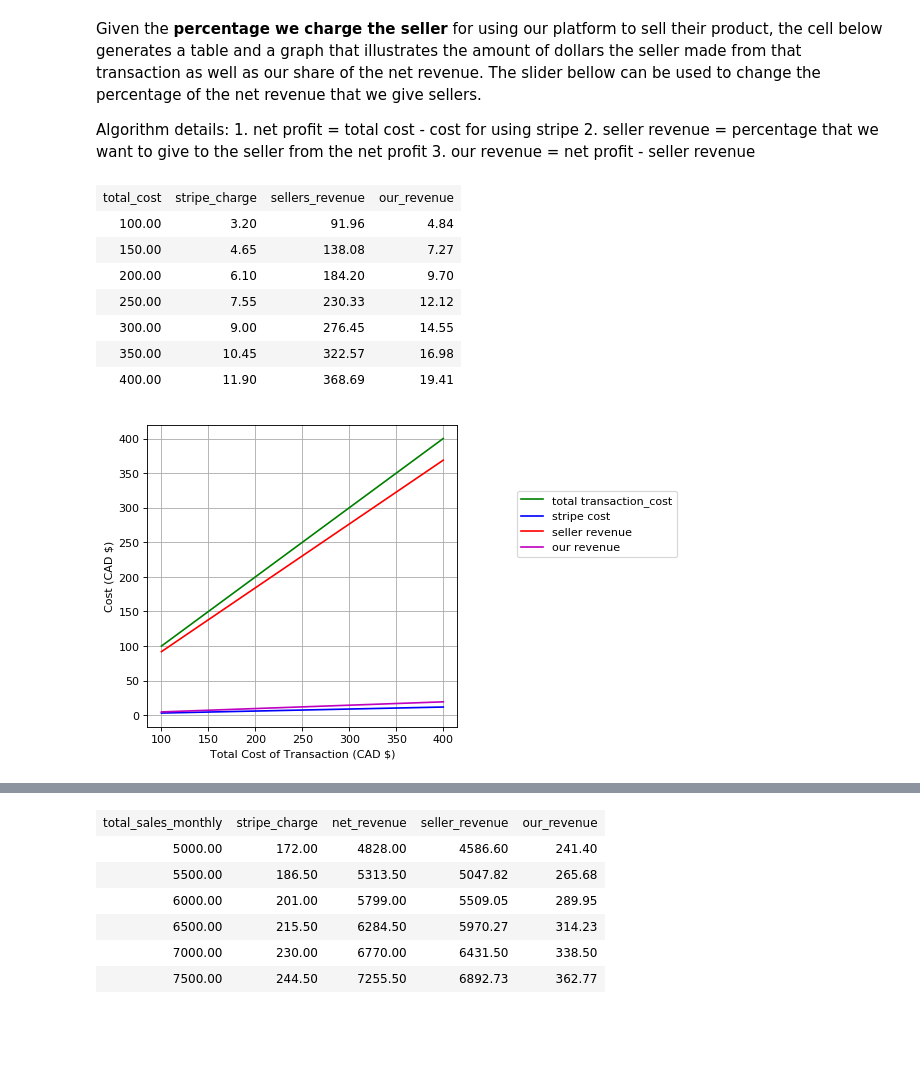
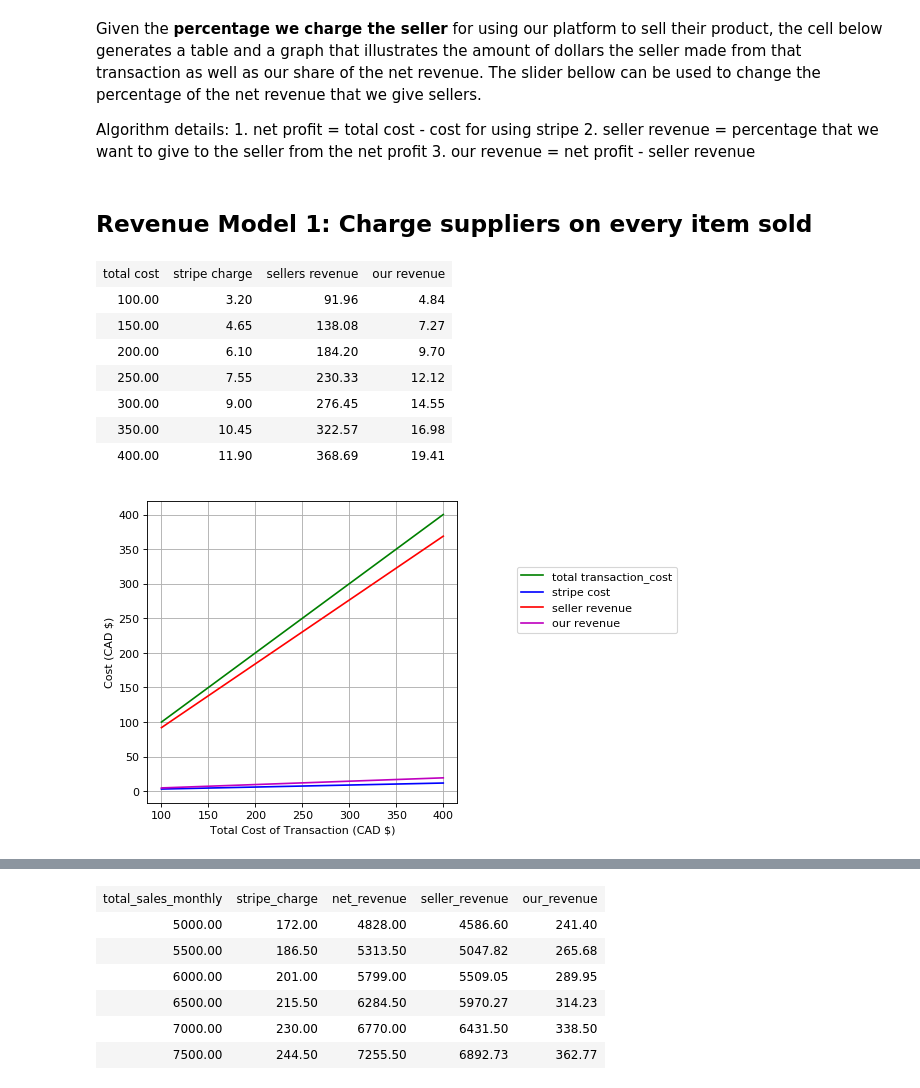
Before and after one commit to PraveenHarris/ALilVis4StripePricing, a Jupyter notebook: Pricing.ipynb, the cells around one changed output, grey strips where cells are left out. Drawn from its saved outputs; the diff is of its cells as text; code cells hidden in the pictures; blank space fills up the shorter version.

```diff
--- a/Pricing.ipynb
+++ b/Pricing.ipynb
@@ -32,6 +32,8 @@ Algorithm details:
     1. net profit = total cost - cost for using stripe
     2. seller revenue = percentage that we want to give to the seller from the net profit
     3. our revenue = net profit - seller revenue
+# %% [markdown]
+## Revenue Model 1: Charge suppliers on every item sold
 # %%
 t1 = np.arange(100, 401)
 def revenue(rev):
@@ -45,35 +47,35 @@ def revenue(rev):
     plt.plot(t1, stripe_base_pricing(t1), 'b', label='stripe cost')
     # how much seller makes from this transaction
     net_money = t1-stripe_base_pricing(t1)
     seller_rev = (rev/100)*net_money
     plt.plot(t1, seller_rev, 'r', label='seller revenue')
     # how much we are charging for that transaction
     our_rev = net_money - (rev/100)*net_money
     plt.plot(t1, our_rev, 'm', label='our revenue')
     plt.grid()
 
     ax = plt.gca()
     ax.legend(loc='upper center', bbox_to_anchor=(1.45, 0.8), ncol=1)
 
-    vals = [['total_cost', 'stripe_charge', 'sellers_revenue', 'our_revenue']]
+    vals = [['total cost', 'stripe charge', 'sellers revenue', 'our revenue']]
     val = 50
     for i, stripe_cost, s_rev, o_rev in zip(t1, stripe_base_pricing(t1), seller_rev, our_rev):
         if i % val == 0:
             temp = [i, stripe_cost, s_rev, o_rev]
             temp = ['%.2f' % item for item in temp]
             vals.append(temp)
     display(HTML(
         '<table><tr>{}</tr></table>'.format(
             '</tr><tr>'.join(
                 '<td>{}</td>'.format('</td><td>'.join(str(_) for _ in row)) for row in vals)
             )
      ))
 
 
 # interact(revenue, rev=widgets.IntSlider(min=0,max=100, value=95));
 revenue(95)
 # %% [output]
-| total_cost | stripe_charge | sellers_revenue | our_revenue |
+| total cost | stripe charge | sellers revenue | our revenue |
 | 100.00 | 3.20 | 91.96 | 4.84 |
 | 150.00 | 4.65 | 138.08 | 7.27 |
 | 200.00 | 6.10 | 184.20 | 9.70 |
```
Also changed, not shown: parts of 1 cell of this notebook.
